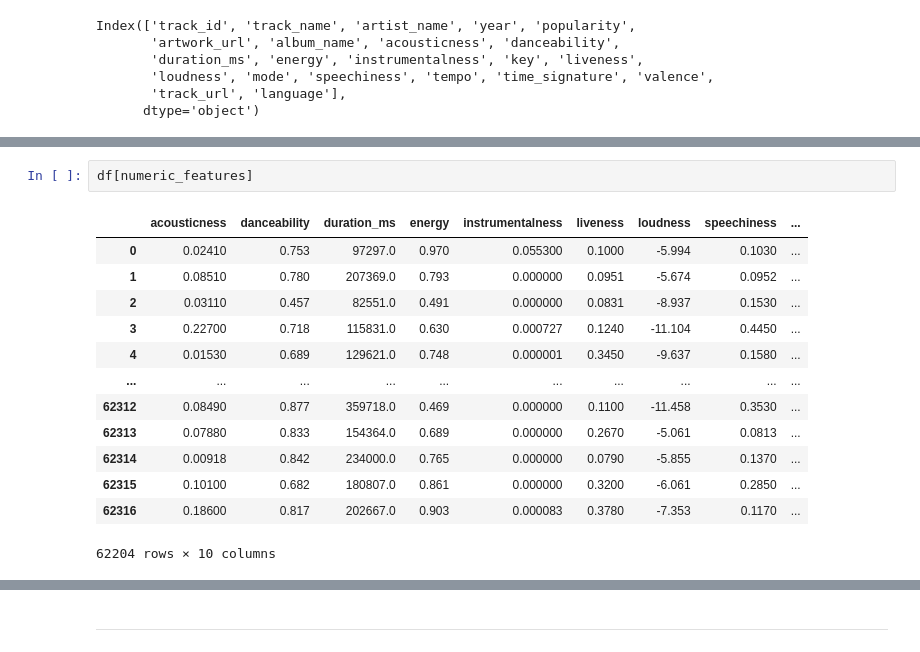
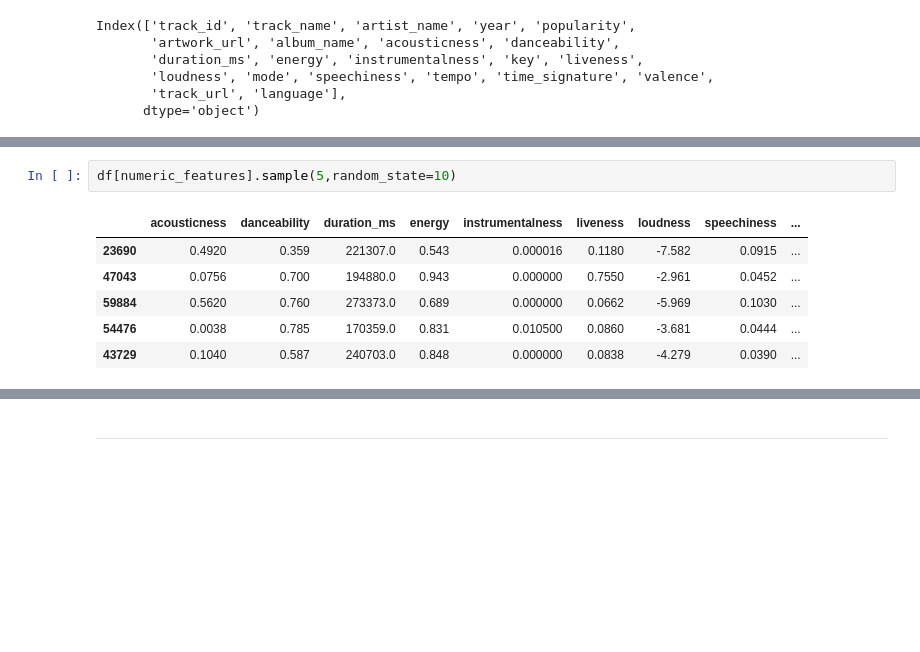
Before and after one commit to yogesh-codes/SongsRecommender, a Jupyter notebook: spotify-tracks.ipynb, the cells around one changed output, grey strips where cells are left out. Cells and saved outputs as stored; diff of their text form; blank space fills up the shorter version.

```diff
--- a/spotify-tracks.ipynb
+++ b/spotify-tracks.ipynb
@@ -306,17 +300,10 @@ df[ordinal_features]
 # %%
-df[numeric_features]
+df[numeric_features].sample(5,random_state=10)
 # %% [output]
 |  | acousticness | danceability | duration_ms | energy | instrumentalness | liveness | loudness | speechiness | ... |
-| 0 | 0.02410 | 0.753 | 97297.0 | 0.970 | 0.055300 | 0.1000 | -5.994 | 0.1030 | ... |
-| 1 | 0.08510 | 0.780 | 207369.0 | 0.793 | 0.000000 | 0.0951 | -5.674 | 0.0952 | ... |
-| 2 | 0.03110 | 0.457 | 82551.0 | 0.491 | 0.000000 | 0.0831 | -8.937 | 0.1530 | ... |
-| 3 | 0.22700 | 0.718 | 115831.0 | 0.630 | 0.000727 | 0.1240 | -11.104 | 0.4450 | ... |
-| 4 | 0.01530 | 0.689 | 129621.0 | 0.748 | 0.000001 | 0.3450 | -9.637 | 0.1580 | ... |
-| ... | ... | ... | ... | ... | ... | ... | ... | ... | ... |
-| 62312 | 0.08490 | 0.877 | 359718.0 | 0.469 | 0.000000 | 0.1100 | -11.458 | 0.3530 | ... |
-| 62313 | 0.07880 | 0.833 | 154364.0 | 0.689 | 0.000000 | 0.2670 | -5.061 | 0.0813 | ... |
-| 62314 | 0.00918 | 0.842 | 234000.0 | 0.765 | 0.000000 | 0.0790 | -5.855 | 0.1370 | ... |
-| 62315 | 0.10100 | 0.682 | 180807.0 | 0.861 | 0.000000 | 0.3200 | -6.061 | 0.2850 | ... |
-| 62316 | 0.18600 | 0.817 | 202667.0 | 0.903 | 0.000083 | 0.3780 | -7.353 | 0.1170 | ... |
+| 23690 | 0.4920 | 0.359 | 221307.0 | 0.543 | 0.000016 | 0.1180 | -7.582 | 0.0915 | ... |
+| 47043 | 0.0756 | 0.700 | 194880.0 | 0.943 | 0.000000 | 0.7550 | -2.961 | 0.0452 | ... |
+| 59884 | 0.5620 | 0.760 | 273373.0 | 0.689 | 0.000000 | 0.0662 | -5.969 | 0.1030 | ... |
+| 54476 | 0.0038 | 0.785 | 170359.0 | 0.831 | 0.010500 | 0.0860 | -3.681 | 0.0444 | ... |
+| 43729 | 0.1040 | 0.587 | 240703.0 | 0.848 | 0.000000 | 0.0838 | -4.279 | 0.0390 | ... |
-62204 rows × 10 columns
 # %%
```
Also changed, not shown: parts of 122 cells of this notebook.
